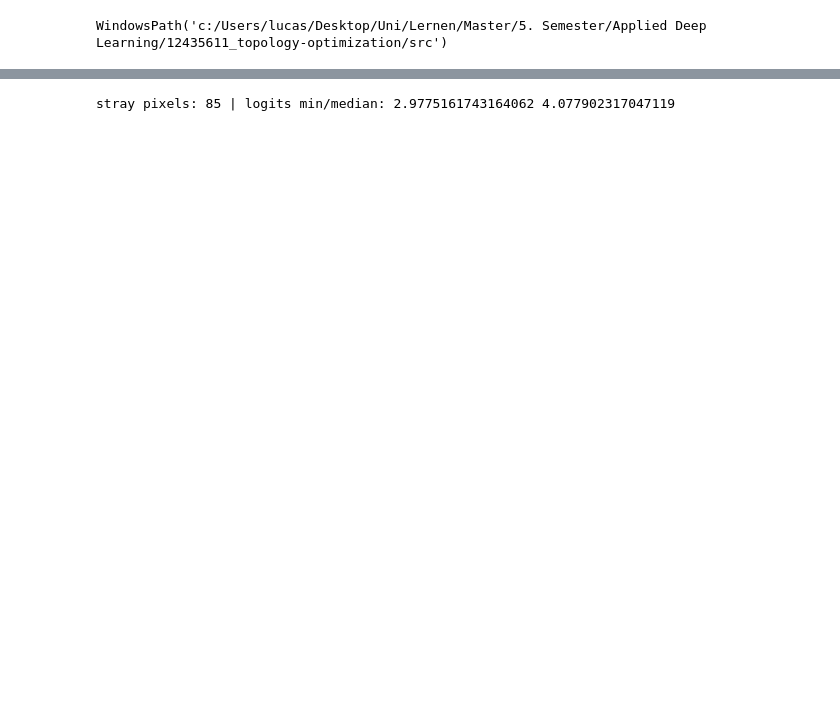
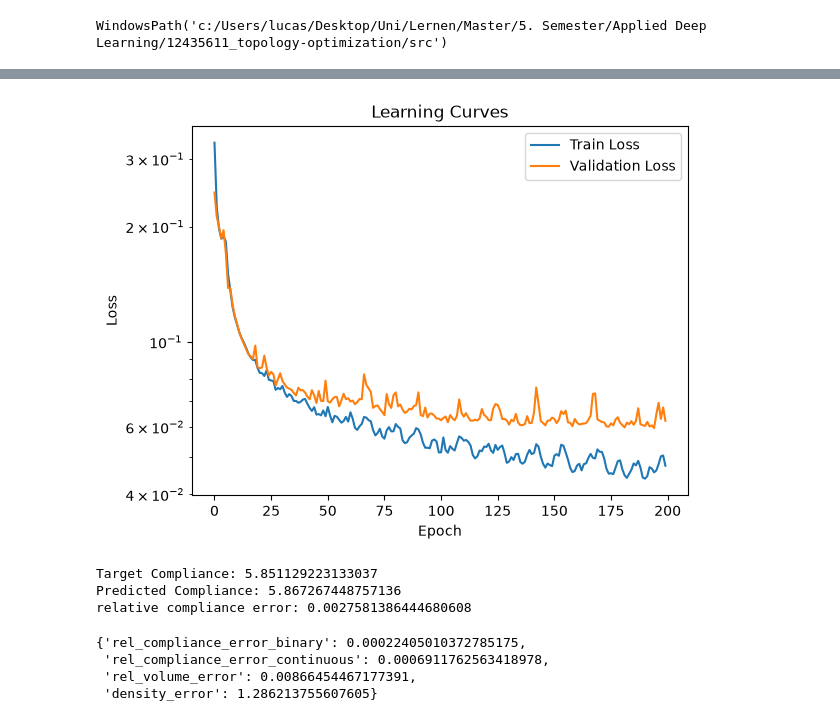
Before and after one commit to lucasvoncorvin/12435611_topology-optimization, a Jupyter notebook: src/eval.ipynb, the cells around one changed output, grey strips where cells are left out. Drawn from its saved outputs; the diff is of its cells as text; code cells hidden in the pictures; blank space fills up the shorter version.

```diff
--- a/src/eval.ipynb
+++ b/src/eval.ipynb
@@ -118,10 +119,46 @@ Stress shape: torch.Size([4096])
        dtype=object))
+# %%
+# plot learning curves
+from matplotlib import pyplot as plt
+results = checkpoint.results
+plt.semilogy(results.train_losses, label='Train Loss')
+plt.semilogy(results.validation_losses, label='Validation Loss')
+plt.xlabel('Epoch')
+plt.ylabel('Loss')
+plt.title('Learning Curves')
+plt.legend()
+plt.show()
+# %% [output]
+[figure, added]
 # %%
-with torch.no_grad():
-    p = model(sample[0].unsqueeze(0))[0]
-    logits = torch.logit(p.clamp(1e-6, 1 - 1e-6))
-    stray = (p > 0.95) & (sample[1] < 0.05)
-    print("stray pixels:", stray.sum().item(),
-          "| logits min/median:", logits[stray].min().item(), logits[stray].median().item())
+binarify_densities = True
+# compute compliance
+post_processed_true, _, _ = postprocess(true_density, dataset.angles[sample_idx], dataset.patch_size, binarify_densities=binarify_densities) # binaryfiy here too to get SIMP penalized compliance
+post_processed_pred_bin, orig_load, orig_bcs = postprocess(predicted_density, dataset.angles[sample_idx], dataset.patch_size, load=load, fixed_dofs_one_hot=bcs_one_hot, binarify_densities=binarify_densities)
+
+# todo: identify compliance units for report
+print("Target Compliance:", compliance(post_processed_true, orig_load, orig_bcs))
+print("Predicted Compliance:", compliance(post_processed_pred_bin, orig_load, orig_bcs))
+print("relative compliance error:", rel_compliance_error(post_processed_pred_bin, post_processed_true, orig_load, orig_bcs, binarify_densities=binarify_densities))
 # %% [output]
-stray pixels: 85 | logits min/median: 2.9775161743164062 4.077902317047119
+Target Compliance: 5.851129223133037
+Predicted Compliance: 5.867267448757136
+relative compliance error: 0.0027581386444680608
+# %%
+# evaluate_prediction
+from dataclasses import asdict
+from pprint import pprint
+
+predicted, orig_load, orig_bcs = postprocess(
+    predicted_density, dataset.angles[sample_idx], dataset.patch_size,
+    load=load, fixed_dofs_one_hot=bcs_one_hot,
+)
+target, _, _ = postprocess(true_density, dataset.angles[sample_idx], dataset.patch_size)
+evaluation = evaluate_prediction(predicted, target, orig_load, orig_bcs, float(volume_fraction))
+
+pprint(asdict(evaluation), sort_dicts=False, width=1)
+# %% [output]
+{'rel_compliance_error_binary': 0.00022405010372785175,
+ 'rel_compliance_error_continuous': 0.0006911762563418978,
+ 'rel_volume_error': 0.00866454467177391,
+ 'density_error': 1.286213755607605}
```
Also changed, not shown: parts of 6 cells of this notebook, 1 other file.
